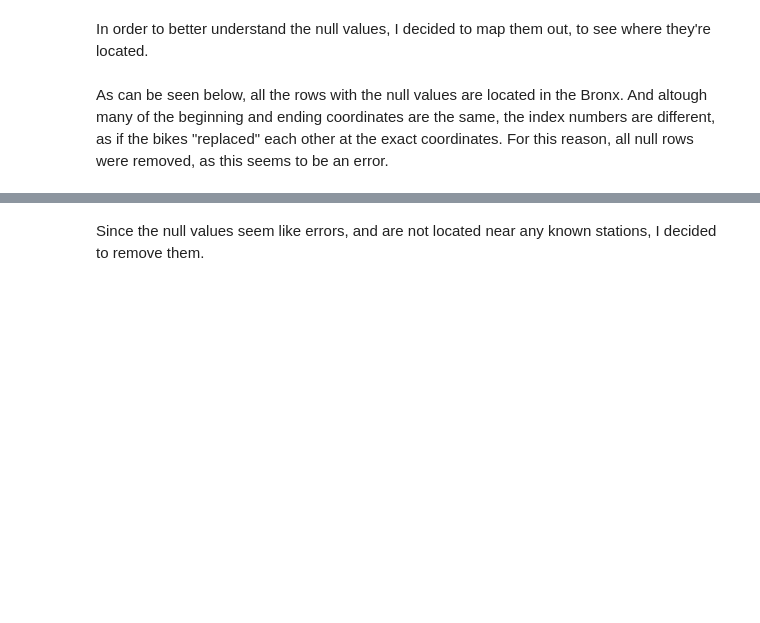
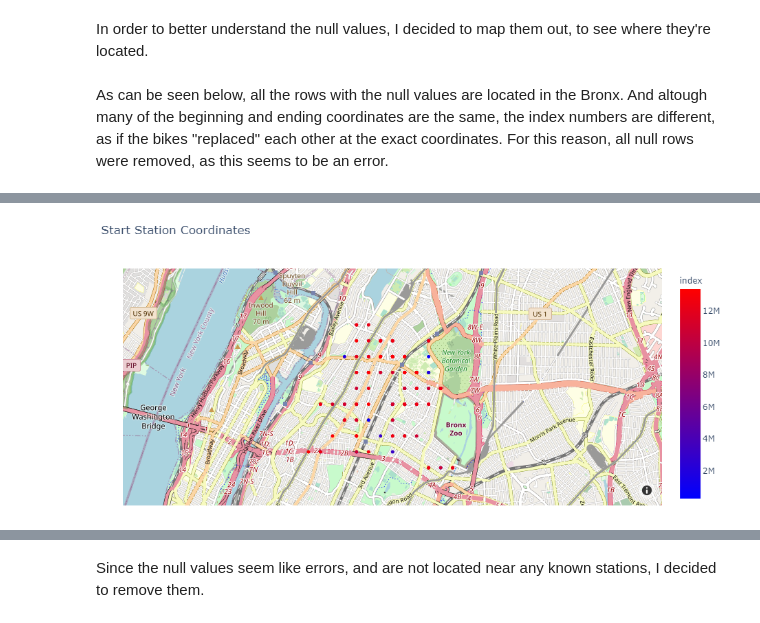
Before and after one commit to edenben/CitiBikeAnalysis, a Jupyter notebook: CitiBike.ipynb, the cells around one changed output, grey strips where cells are left out. Cells and saved outputs as stored; diff of their text form; code cells hidden in the pictures; blank space fills up the shorter version.

```diff
--- a/CitiBike.ipynb
+++ b/CitiBike.ipynb
@@ -184,5 +184,10 @@ pl.offline.iplot(nullfig_start.update_layout(mapbox_style="open-street-map"), fi
 # %% [output]
 [interactive output not drawn]
+# %%
+from IPython.display import Image
+Image(filename="StartCoordinates.png")
+# %% [output]
+[figure, added]
 # %%
 # Mapping the end coordinates
 nulldf_end = df[df['end station id'].isnull()][['end station latitude','end station longitude','index']].drop_duplicates()
```
Also changed, not shown: parts of 8 cells of this notebook.
